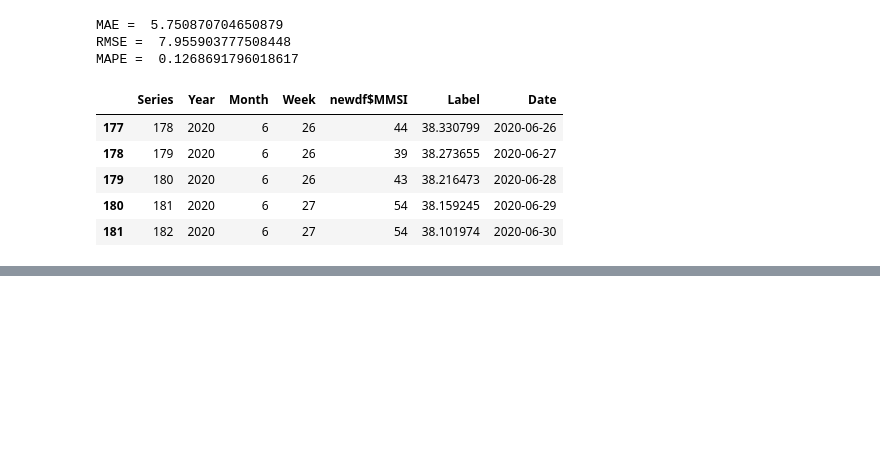
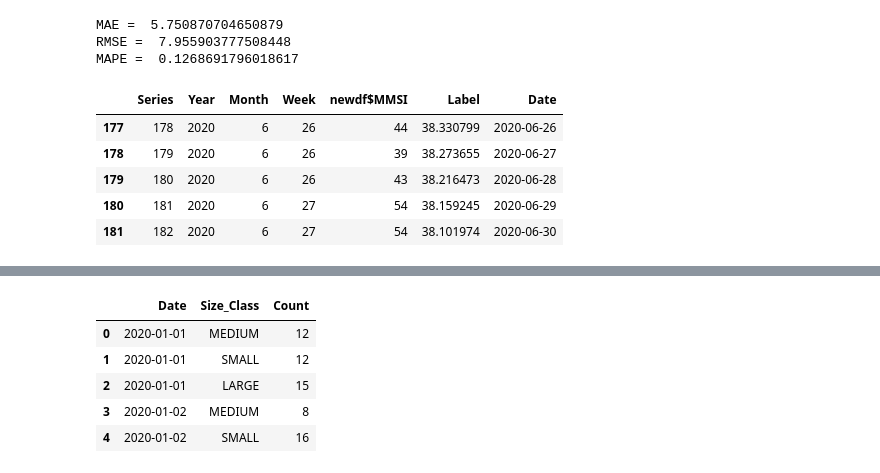
Before and after one commit to abhisekdey12/python_codes, a Jupyter notebook: Capstone.ipynb, the cells around one changed output, grey strips where cells are left out. Cells and saved outputs as stored; diff of their text form; code cells hidden in the pictures; blank space fills up the shorter version.

```diff
--- a/Capstone.ipynb
+++ b/Capstone.ipynb
@@ -204,0 +220,10 @@ files.download('output.csv')
+# %%
+data['Date'] = pd.to_datetime(data['Date'])
+data.head()
+# %% [output]
+|  | Date | Size_Class | Count |
+| 0 | 2020-01-01 | MEDIUM | 12 |
+| 1 | 2020-01-01 | SMALL | 12 |
+| 2 | 2020-01-01 | LARGE | 15 |
+| 3 | 2020-01-02 | MEDIUM | 8 |
+| 4 | 2020-01-02 | SMALL | 16 |
```
Also changed, not shown: parts of 15 cells of this notebook.
